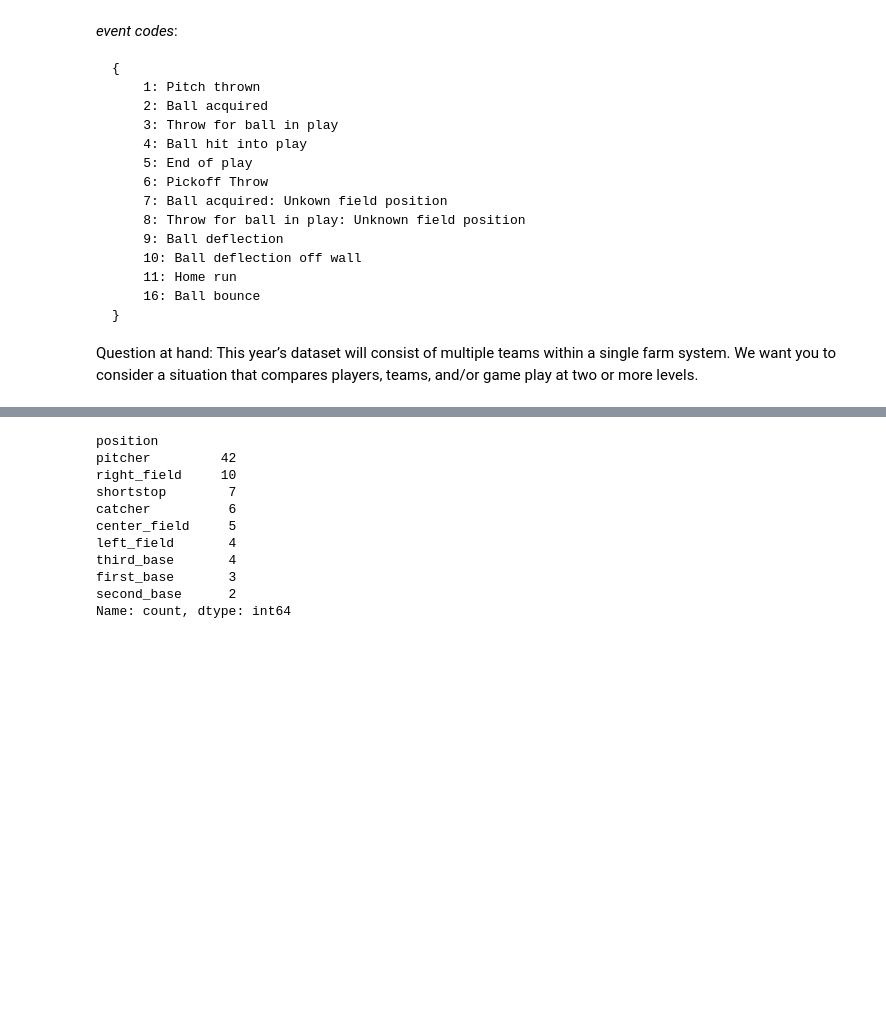
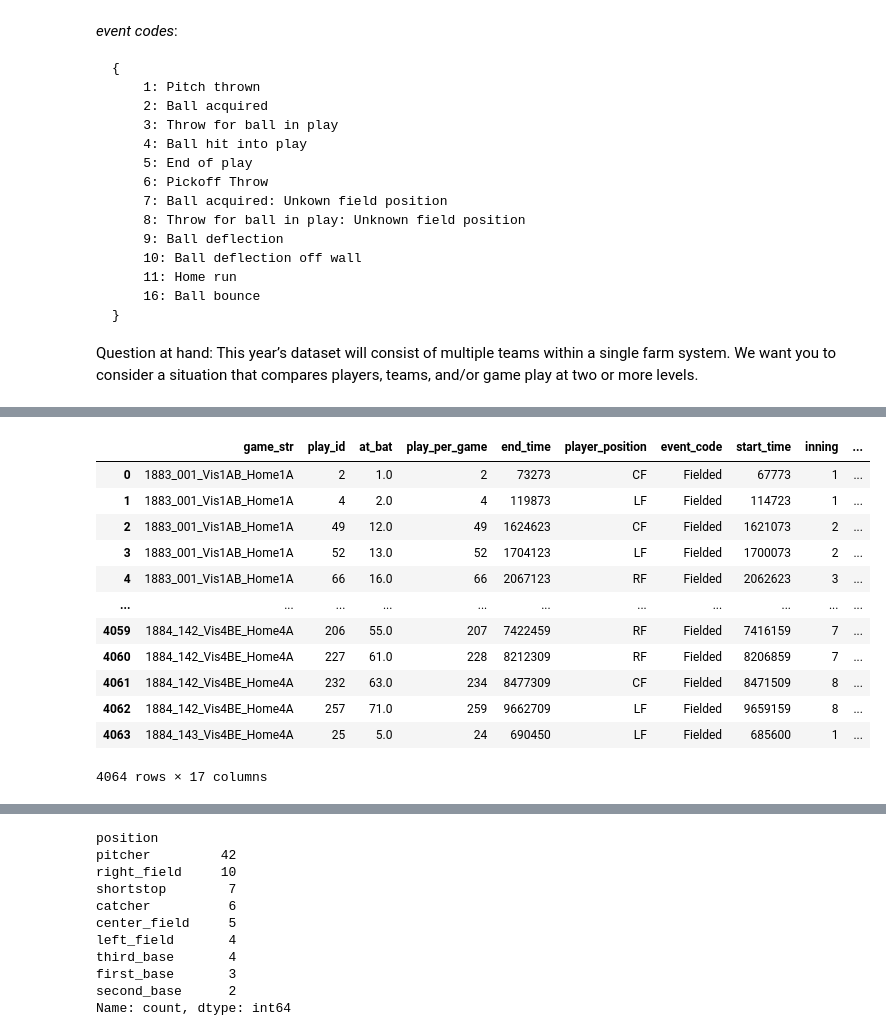
Before and after one commit to EddietheProgrammer/SMT-Data-Challenge, a Jupyter notebook: Vizs & Analysis.ipynb, the cells around one changed output, grey strips where cells are left out. Drawn from its saved outputs; the diff is of its cells as text; code cells hidden in the pictures; blank space fills up the shorter version.

```diff
--- a/Vizs & Analysis.ipynb
+++ b/Vizs & Analysis.ipynb
@@ -225,0 +194,2 @@ final = final[final['player_position_y'] == final['player_position_x']]
+# %%
+player_pos_out = pd.merge(filter_v, outfielders, left_on=['game_str', 'play_id', 'start_time', 'player_position'], right_on = ['game_str', 'play_id', 'timestamp', 'player_position'], how='left').drop('timestamp', axis = 1)
@@ -226,3 +209,21 @@ final = final[final['player_position_y'] == final['player_position_x']]
+# %%
+# This filters plays where an outfielder fields the ball, a total of 4,064 observations.
+
+final
+# %% [output]
+|  | game_str | play_id | at_bat | play_per_game | end_time | player_position | event_code | start_time | inning | ... |
+| 0 | 1883_001_Vis1AB_Home1A | 2 | 1.0 | 2 | 73273 | CF | Fielded | 67773 | 1 | ... |
+| 1 | 1883_001_Vis1AB_Home1A | 4 | 2.0 | 4 | 119873 | LF | Fielded | 114723 | 1 | ... |
+| 2 | 1883_001_Vis1AB_Home1A | 49 | 12.0 | 49 | 1624623 | CF | Fielded | 1621073 | 2 | ... |
+| 3 | 1883_001_Vis1AB_Home1A | 52 | 13.0 | 52 | 1704123 | LF | Fielded | 1700073 | 2 | ... |
+| 4 | 1883_001_Vis1AB_Home1A | 66 | 16.0 | 66 | 2067123 | RF | Fielded | 2062623 | 3 | ... |
+| ... | ... | ... | ... | ... | ... | ... | ... | ... | ... | ... |
+| 4059 | 1884_142_Vis4BE_Home4A | 206 | 55.0 | 207 | 7422459 | RF | Fielded | 7416159 | 7 | ... |
+| 4060 | 1884_142_Vis4BE_Home4A | 227 | 61.0 | 228 | 8212309 | RF | Fielded | 8206859 | 7 | ... |
+| 4061 | 1884_142_Vis4BE_Home4A | 232 | 63.0 | 234 | 8477309 | CF | Fielded | 8471509 | 8 | ... |
+| 4062 | 1884_142_Vis4BE_Home4A | 257 | 71.0 | 259 | 9662709 | LF | Fielded | 9659159 | 8 | ... |
+| 4063 | 1884_143_Vis4BE_Home4A | 25 | 5.0 | 24 | 690450 | LF | Fielded | 685600 | 1 | ... |
+4064 rows × 17 columns
 # %%
 def plot_heatmap(df):
     field = MiLBField()
```
Also changed, not shown: parts of 27 cells of this notebook.
